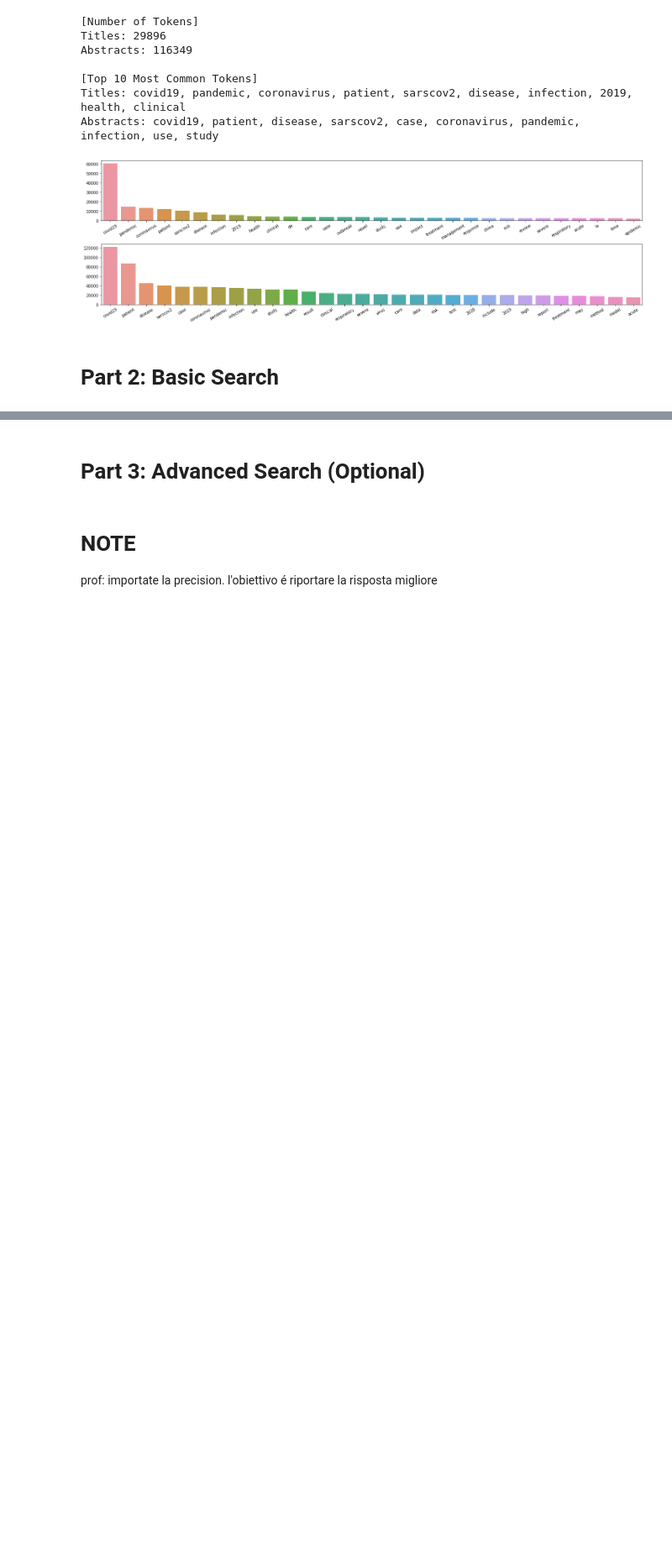
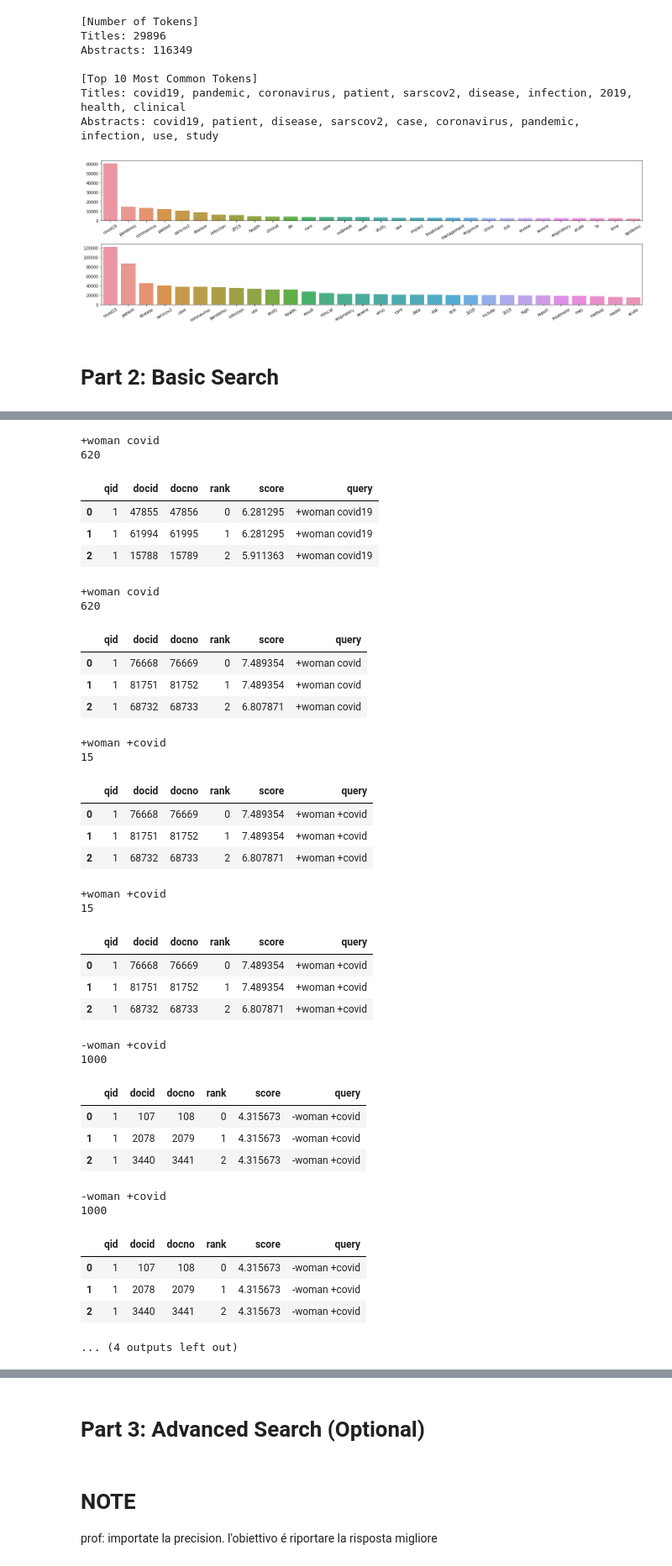
Before and after one commit to saiteki-kai/ir-covid, a Jupyter notebook: IR_Covid.ipynb, the cells around one changed output, grey strips where cells are left out. Shown at 84% size. Drawn from its saved outputs; the diff is of its cells as text; code cells hidden in the pictures; blank space fills up the shorter version.

```diff
--- a/IR_Covid.ipynb
+++ b/IR_Covid.ipynb
@@ -314,0 +632,78 @@ fig.tight_layout()
+# %%
+print("+woman covid")
+retr = search_in_model("+woman covid", tfidf)
+print( len(retr.index) )
+display(retr.head(3))
+
+print("+woman covid")
+retr = tfidf.search("+woman covid")
+print( len(retr.index) )
+display(retr.head(3))
+
+print("+woman +covid")
+retr = search_in_model("+woman +covid", tfidf)
+print( len(retr.index) )
+display(retr.head(3))
+
+print("+woman +covid")
+retr = tfidf.search("+woman +covid")
+print( len(retr.index) )
+display(retr.head(3))
+
+print("-woman +covid")
+retr = search_in_model("-woman +covid", tfidf)
+print( len(retr.index) )
+display(retr.head(3))
+
+print("-woman +covid")
+retr = tfidf.search("-woman +covid")
+print( len(retr.index) )
+display(retr.head(3))
+
+print('{woman covid}')
+retr = search_in_model('{woman covid}', tfidf)
+print( len(retr.index) )
+display(retr.head(3))
+
+print('{ woman term2 }')
+retr = tfidf.search('{ woman covid }')
+print( len(retr.index) )
+display(retr.head(3))
+# %% [output]
++woman covid
+620
+|  | qid | docid | docno | rank | score | query |
+| 0 | 1 | 47855 | 47856 | 0 | 6.281295 | +woman covid19 |
+| 1 | 1 | 61994 | 61995 | 1 | 6.281295 | +woman covid19 |
+| 2 | 1 | 15788 | 15789 | 2 | 5.911363 | +woman covid19 |
++woman covid
+620
+|  | qid | docid | docno | rank | score | query |
+| 0 | 1 | 76668 | 76669 | 0 | 7.489354 | +woman covid |
+| 1 | 1 | 81751 | 81752 | 1 | 7.489354 | +woman covid |
+| 2 | 1 | 68732 | 68733 | 2 | 6.807871 | +woman covid |
++woman +covid
+15
+|  | qid | docid | docno | rank | score | query |
+| 0 | 1 | 76668 | 76669 | 0 | 7.489354 | +woman +covid |
+| 1 | 1 | 81751 | 81752 | 1 | 7.489354 | +woman +covid |
+| 2 | 1 | 68732 | 68733 | 2 | 6.807871 | +woman +covid |
++woman +covid
+15
+|  | qid | docid | docno | rank | score | query |
+| 0 | 1 | 76668 | 76669 | 0 | 7.489354 | +woman +covid |
+| 1 | 1 | 81751 | 81752 | 1 | 7.489354 | +woman +covid |
+| 2 | 1 | 68732 | 68733 | 2 | 6.807871 | +woman +covid |
+-woman +covid
+1000
+|  | qid | docid | docno | rank | score | query |
+| 0 | 1 | 107 | 108 | 0 | 4.315673 | -woman +covid |
+| 1 | 1 | 2078 | 2079 | 1 | 4.315673 | -woman +covid |
+| 2 | 1 | 3440 | 3441 | 2 | 4.315673 | -woman +covid |
+-woman +covid
+1000
+|  | qid | docid | docno | rank | score | query |
+| 0 | 1 | 107 | 108 | 0 | 4.315673 | -woman +covid |
+| 1 | 1 | 2078 | 2079 | 1 | 4.315673 | -woman +covid |
+| 2 | 1 | 3440 | 3441 | 2 | 4.315673 | -woman +covid |
+... (4 outputs left out)
```
Also changed, not shown: parts of 34 cells of this notebook.
